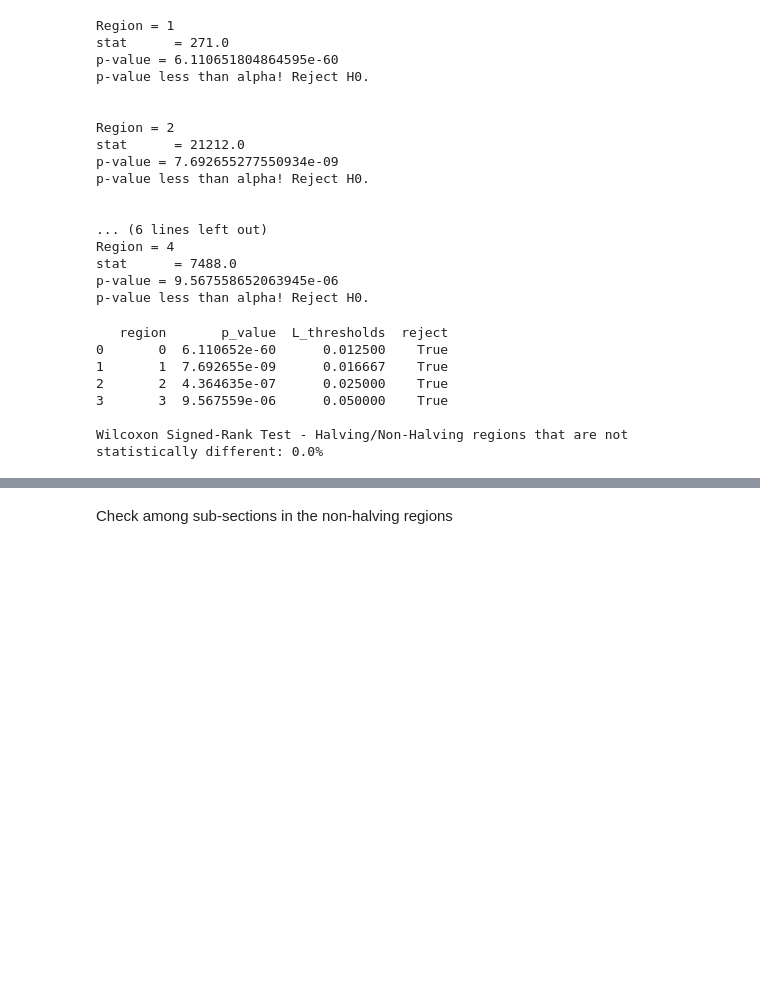
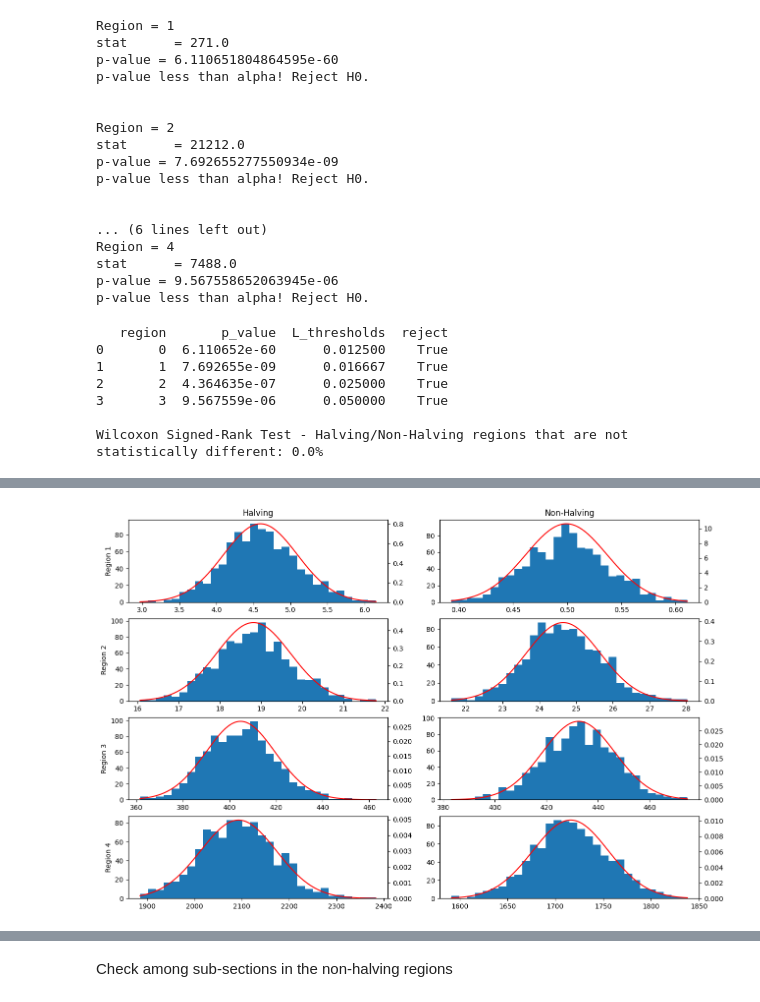
Before and after one commit to andygarcia830/msdspt2025b_lt5_acs_fp, a Jupyter notebook: LT5 - ACS Final Project v2.ipynb, the cells around one changed output, grey strips where cells are left out. Drawn from its saved outputs; the diff is of its cells as text; code cells hidden in the pictures; blank space fills up the shorter version.

```diff
--- a/LT5 - ACS Final Project v2.ipynb
+++ b/LT5 - ACS Final Project v2.ipynb
@@ -448,0 +451,82 @@ Wilcoxon Signed-Rank Test - Halving/Non-Halving regions that are not statistical
+# %%
+import numpy as np
+import pandas as pd
+import matplotlib.pyplot as plt
+
+# Assuming halving_data and nonhalving_data are already defined and contain the 'std_15' column
+
+def bootstrap(data, num_samples=1000, statistic=np.mean):
+    """Generate bootstrap samples and compute the statistic for each sample."""
+    n = len(data)
+    boot_samples = np.random.choice(data, (num_samples, n), replace=True)
+    return np.array([statistic(sample) for sample in boot_samples])
+
+# Number of bootstrap samples
+num_samples = 1000
+
+# Extracting std_15 data for halving and non-halving periods
+halving_std = [item['std_15'].to_numpy() for item in halving_data]
+nonhalving_std = [item['std_15'].to_numpy() for item in nonhalving_data]
+
+# Bootstrap the mean std_15 for each period
+bootstrapped_halving_means = [bootstrap(data, num_samples) for data in halving_std]
+bootstrapped_nonhalving_means = [bootstrap(data, num_samples) for data in nonhalving_std]
+
+# Calculate confidence intervals and p-values
+confidence_level = 0.95
+alpha = 1 - confidence_level
+results = []
+fig, ax = plt.subplots(4, 2, figsize=(15,10))
+for i in range(len(bootstrapped_halving_means)):
+
+    halving_mean = bootstrapped_halving_means[i]
+    nonhalving_mean = bootstrapped_nonhalving_means[i]
+    ax[i][0].hist(bootstrapped_halving_means[i], bins=30)
+    x = np.linspace(min(bootstrapped_halving_means[i]), max(bootstrapped_halving_means[i]), 1000)
+    params = norm.fit(bootstrapped_halving_means[i])
+    pdf_fitted = norm.pdf(x, *params[:-2], loc=params[-2], scale=params[-1])
+    tx = ax[i][0].twinx()
+    tx.plot(x, pdf_fitted, label='', color = 'r')
+    tx.set_ylim(0)
+    x = np.linspace(min(bootstrapped_nonhalving_means[i]), max(bootstrapped_nonhalving_means[i]), 1000)
+    ax[i][1].hist(bootstrapped_nonhalving_means[i], bins=30)
+    halving_mean = bootstrapped_halving_means[i]
+    nonhalving_mean = bootstrapped_nonhalving_means[i]
+    params = norm.fit(bootstrapped_nonhalving_means[i])
+    pdf_fitted = norm.pdf(x, *params[:-2], loc=params[-2], scale=params[-1])
+    tx = ax[i][1].twinx()
+    tx.plot(x, pdf_fitted, label='', color = 'r')
+    tx.set_ylim(0)
+
+    # Calculate confidence intervals
+    ci_halving = np.percentile(halving_mean, [100 * alpha / 2, 100 * (1 - alpha / 2)])
+    ci_nonhalving = np.percentile(nonhalving_mean, [100 * alpha / 2, 100 * (1 - alpha / 2)])
+
+    # Calculate p-value
+    diff_means = halving_mean - nonhalving_mean
+    p_value = np.mean(diff_means <= 0) if np.mean(halving_mean) > np.mean(nonhalving_mean) else np.mean(diff_means >= 0)
+
+    results.append({
+        'region': i + 1,
+        'halving_mean': np.mean(halving_mean),
+        'nonhalving_mean': np.mean(nonhalving_mean),
+        'ci_halving': ci_halving,
+        'ci_nonhalving': ci_nonhalving,
+        'p_value': p_value
+    })
+rows = ['Region 1','Region 2','Region 3','Region 4']
+cols = ['Halving', 'Non-Halving']
+
+for axs, col in zip(ax[0], cols):
+    axs.set_title(col,size='large')
+
+for axs, row in zip(ax[:,0], rows):
+    axs.set_ylabel(row, rotation=90 )
+
+# Display results
+results_df = pd.DataFrame(results)
+results_df['reject_null'] = results_df['p_value'] < alpha
+
+
+print(results_df)
+# %% [output]
@@ -448,0 +550 @@ Wilcoxon Signed-Rank Test - Halving/Non-Halving regions that are not statistical
+[figure, added]
```
Also changed, not shown: parts of 4 cells of this notebook, 1 other file.
